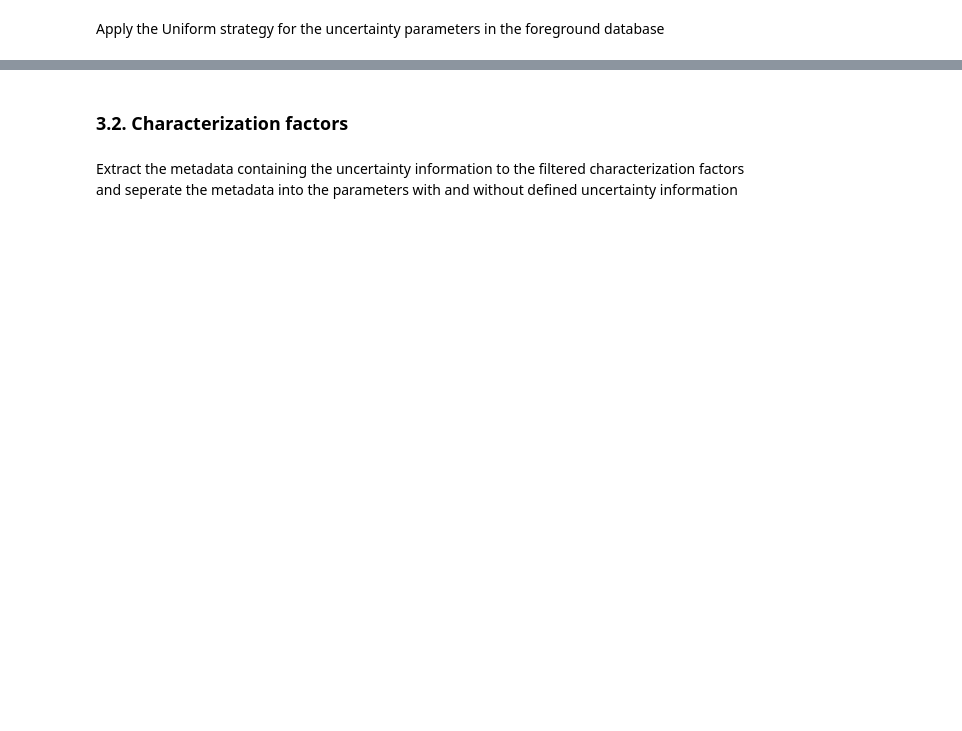
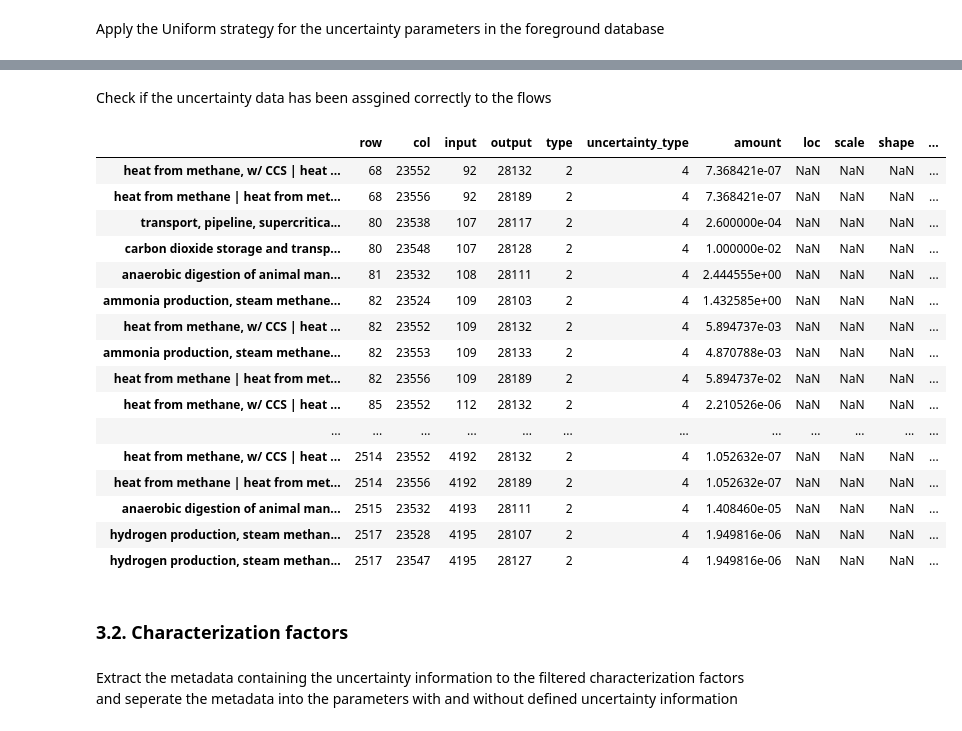
Before and after one commit to flechtenberg/pulpo, a Jupyter notebook: develop_tests/stats_notebook.ipynb, the cells around one changed output, grey strips where cells are left out. Drawn from its saved outputs; the diff is of its cells as text; code cells hidden in the pictures; blank space fills up the shorter version.

```diff
--- a/develop_tests/stats_notebook.ipynb
+++ b/develop_tests/stats_notebook.ipynb
@@ -212,3 +238,35 @@ if_fg_uniform_strategy = pulpostats.UniformBaseStrategy(
+# %%
+CCS_expert_uncertainty_info = {
+    (80, 23548): {'minimum':.01 ,'maximum':.5, 'uncertainty_type':4}, # carbon dioxide storage and transport 200 km pipeline, storage 1000 m | carbon dioxide storage and transport 200 km pipeline, storage 1000 m | RER --- Carbon dioxide, fossil | ('air', 'urban air close to ground')
+    (80, 23538): {'minimum':.0002 ,'maximum':.002, 'uncertainty_type':4}, # transport, pipeline, supercritical carbon dioxide, 200 km without recompression | transport, pipeline, supercritical carbon dioxide, 200 km without recompression | RER --- Carbon dioxide, fossil | ('air', 'urban air close to ground')
+    }
+if_fg_expert_knowledge_strategy = pulpostats.ExpertKnowledgeStrategy(
+    if_fg_uniform_strategy.metadata_assigned_df,
+    CCS_expert_uncertainty_info.keys(),
+    CCS_expert_uncertainty_info
+)
+# %% [markdown]
+Check if the uncertainty data has been assgined correctly to the flows
+# %%
+if_fg_expert_knowledge_strategy.rename_metadata_index(case_study.pulpo_worker.lci_data, 'intervention_flow')
+# %% [output]
+|  | row | col | input | output | type | uncertainty_type | amount | loc | scale | shape | ... |
+| heat from methane, w/ CCS | heat ... | 68 | 23552 | 92 | 28132 | 2 | 4 | 7.368421e-07 | NaN | NaN | NaN | ... |
+| heat from methane | heat from met... | 68 | 23556 | 92 | 28189 | 2 | 4 | 7.368421e-07 | NaN | NaN | NaN | ... |
+| transport, pipeline, supercritica... | 80 | 23538 | 107 | 28117 | 2 | 4 | 2.600000e-04 | NaN | NaN | NaN | ... |
+| carbon dioxide storage and transp... | 80 | 23548 | 107 | 28128 | 2 | 4 | 1.000000e-02 | NaN | NaN | NaN | ... |
+| anaerobic digestion of animal man... | 81 | 23532 | 108 | 28111 | 2 | 4 | 2.444555e+00 | NaN | NaN | NaN | ... |
+| ammonia production, steam methane... | 82 | 23524 | 109 | 28103 | 2 | 4 | 1.432585e+00 | NaN | NaN | NaN | ... |
+| heat from methane, w/ CCS | heat ... | 82 | 23552 | 109 | 28132 | 2 | 4 | 5.894737e-03 | NaN | NaN | NaN | ... |
+| ammonia production, steam methane... | 82 | 23553 | 109 | 28133 | 2 | 4 | 4.870788e-03 | NaN | NaN | NaN | ... |
+| heat from methane | heat from met... | 82 | 23556 | 109 | 28189 | 2 | 4 | 5.894737e-02 | NaN | NaN | NaN | ... |
+| heat from methane, w/ CCS | heat ... | 85 | 23552 | 112 | 28132 | 2 | 4 | 2.210526e-06 | NaN | NaN | NaN | ... |
+| ... | ... | ... | ... | ... | ... | ... | ... | ... | ... | ... | ... |
+| heat from methane, w/ CCS | heat ... | 2514 | 23552 | 4192 | 28132 | 2 | 4 | 1.052632e-07 | NaN | NaN | NaN | ... |
+| heat from methane | heat from met... | 2514 | 23556 | 4192 | 28189 | 2 | 4 | 1.052632e-07 | NaN | NaN | NaN | ... |
+| anaerobic digestion of animal man... | 2515 | 23532 | 4193 | 28111 | 2 | 4 | 1.408460e-05 | NaN | NaN | NaN | ... |
+| hydrogen production, steam methan... | 2517 | 23528 | 4195 | 28107 | 2 | 4 | 1.949816e-06 | NaN | NaN | NaN | ... |
+| hydrogen production, steam methan... | 2517 | 23547 | 4195 | 28127 | 2 | 4 | 1.949816e-06 | NaN | NaN | NaN | ... |
 # %% [markdown]
 ### 3.2. Characterization factors
 # %% [markdown]
```
Also changed, not shown: parts of 22 cells of this notebook, 1 other file.
